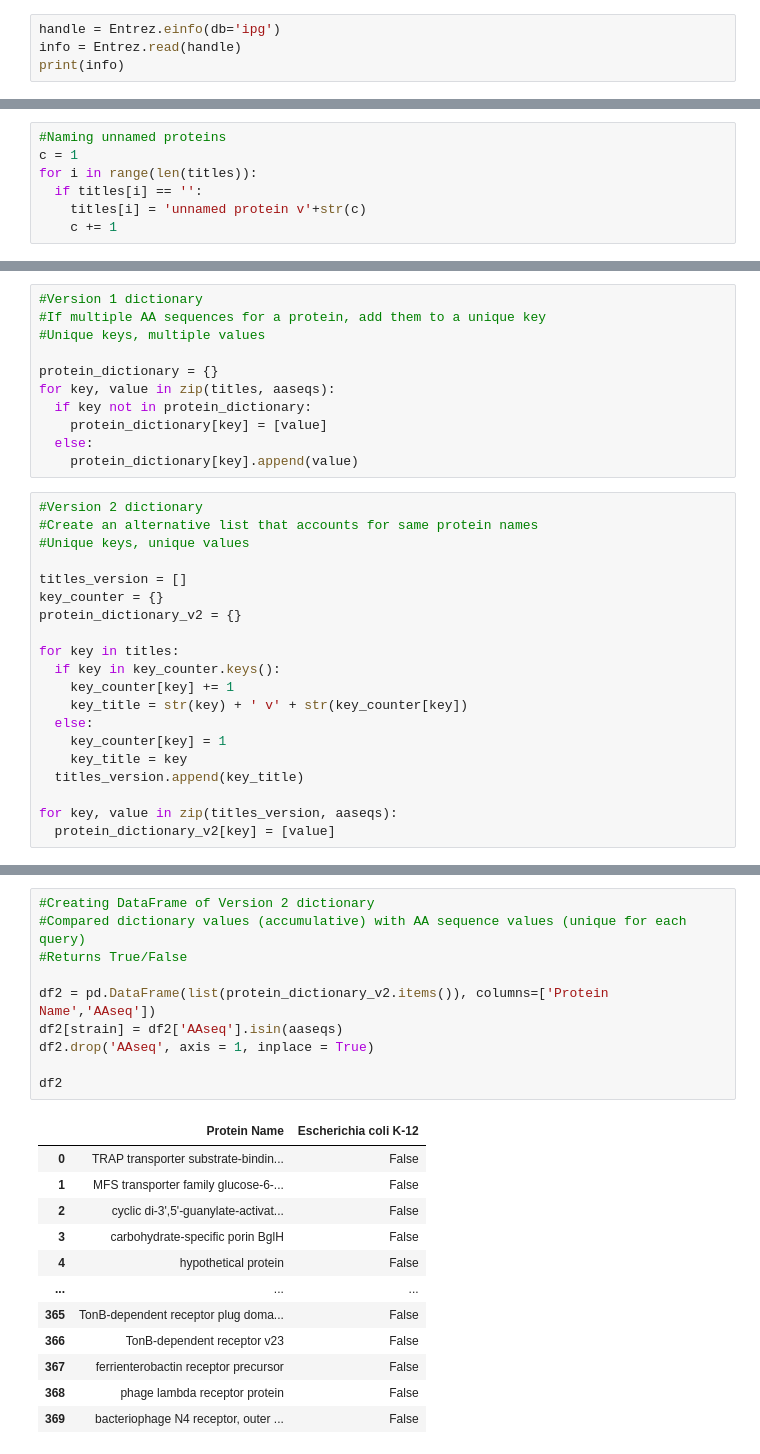
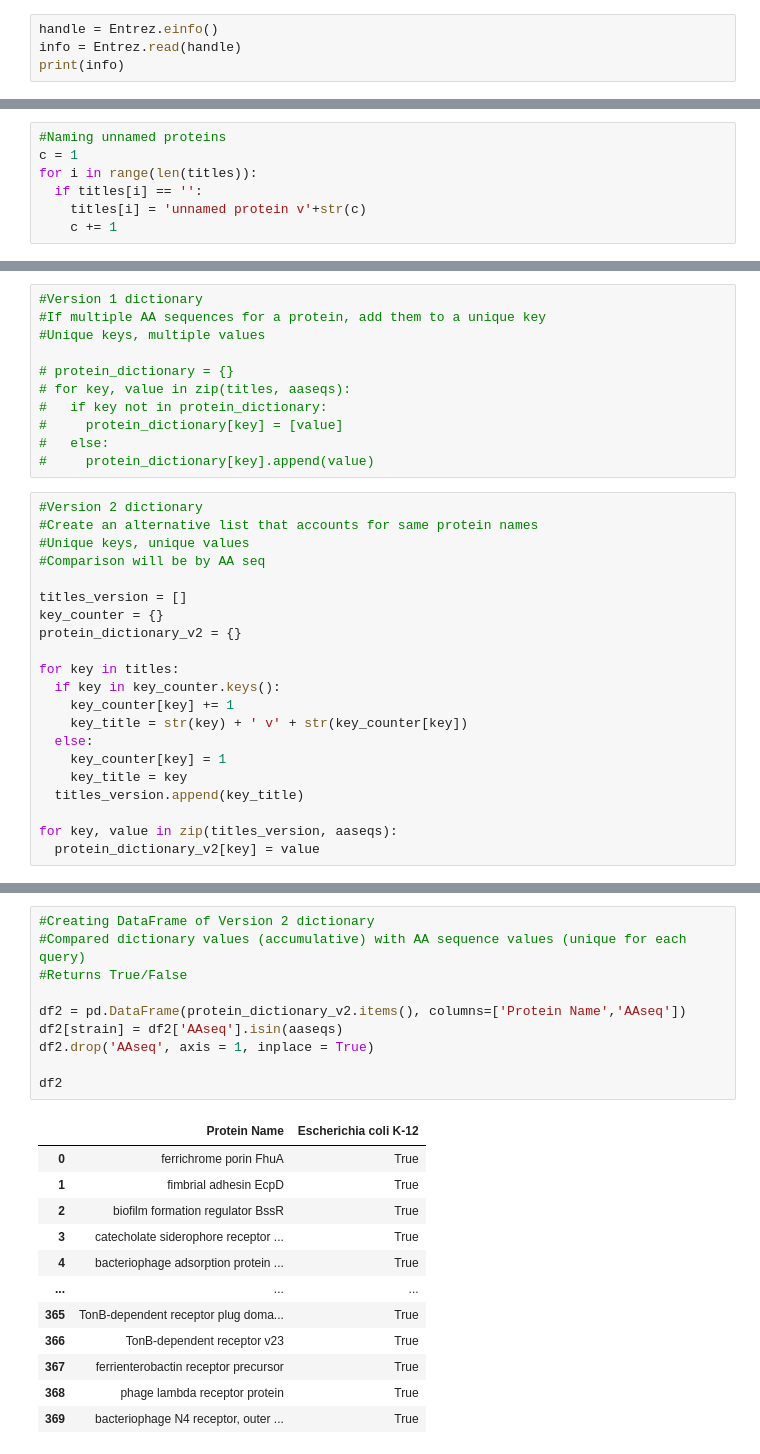
Before and after one commit to Alebraco/phagetool, a Jupyter notebook: Phage_tool.ipynb, the cells around one changed output, grey strips where cells are left out. Drawn from its saved outputs; the diff is of its cells as text.

```diff
--- a/Phage_tool.ipynb
+++ b/Phage_tool.ipynb
@@ -27,7 +27,7 @@ Successfully installed bio-1.5.9 biopython-1.81 biothings-client-0.3.0 gprofiler
 # %%
 Entrez.email = 'alekey039@hotmail.com'
 # %%
-handle = Entrez.einfo(db='ipg')
+handle = Entrez.einfo()
 info = Entrez.read(handle)
 print(info)
 # %% [output]
@@ -124,16 +134,17 @@ for i in range(len(titles)):
 #If multiple AA sequences for a protein, add them to a unique key
 #Unique keys, multiple values
 
-protein_dictionary = {}
-for key, value in zip(titles, aaseqs):
-  if key not in protein_dictionary:
-    protein_dictionary[key] = [value]
-  else:
-    protein_dictionary[key].append(value)
+# protein_dictionary = {}
+# for key, value in zip(titles, aaseqs):
+#   if key not in protein_dictionary:
+#     protein_dictionary[key] = [value]
+#   else:
+#     protein_dictionary[key].append(value)
 # %%
 #Version 2 dictionary
 #Create an alternative list that accounts for same protein names
 #Unique keys, unique values
+#Comparison will be by AA seq
 
 titles_version = []
 key_counter = {}
@@ -149,6 +160,6 @@ for key in titles:
   titles_version.append(key_title)
 
 for key, value in zip(titles_version, aaseqs):
-  protein_dictionary_v2[key] = [value]
+  protein_dictionary_v2[key] = value
 # %%
 #Creating DataFrame of Version 1 dictionary
@@ -173,24 +184,24 @@ df
 # %%
 #Creating DataFrame of Version 2 dictionary
 #Compared dictionary values (accumulative) with AA sequence values (unique for each query)
 #Returns True/False
 
-df2 = pd.DataFrame(list(protein_dictionary_v2.items()), columns=['Protein Name','AAseq'])
+df2 = pd.DataFrame(protein_dictionary_v2.items(), columns=['Protein Name','AAseq'])
 df2[strain] = df2['AAseq'].isin(aaseqs)
 df2.drop('AAseq', axis = 1, inplace = True)
 
 df2
 # %% [output]
 |  | Protein Name | Escherichia coli K-12 |
-| 0 | TRAP transporter substrate-bindin... | False |
-| 1 | MFS transporter family glucose-6-... | False |
-| 2 | cyclic di-3',5'-guanylate-activat... | False |
-| 3 | carbohydrate-specific porin BglH | False |
-| 4 | hypothetical protein | False |
+| 0 | ferrichrome porin FhuA | True |
+| 1 | fimbrial adhesin EcpD | True |
+| 2 | biofilm formation regulator BssR | True |
+| 3 | catecholate siderophore receptor ... | True |
+| 4 | bacteriophage adsorption protein ... | True |
 | ... | ... | ... |
-| 365 | TonB-dependent receptor plug doma... | False |
-| 366 | TonB-dependent receptor v23 | False |
-| 367 | ferrienterobactin receptor precursor | False |
-| 368 | phage lambda receptor protein | False |
-| 369 | bacteriophage N4 receptor, outer ... | False |
+| 365 | TonB-dependent receptor plug doma... | True |
+| 366 | TonB-dependent receptor v23 | True |
+| 367 | ferrienterobactin receptor precursor | True |
+| 368 | phage lambda receptor protein | True |
+| 369 | bacteriophage N4 receptor, outer ... | True |
 370 rows × 2 columns
```
Also changed, not shown: parts of 3 cells of this notebook.
